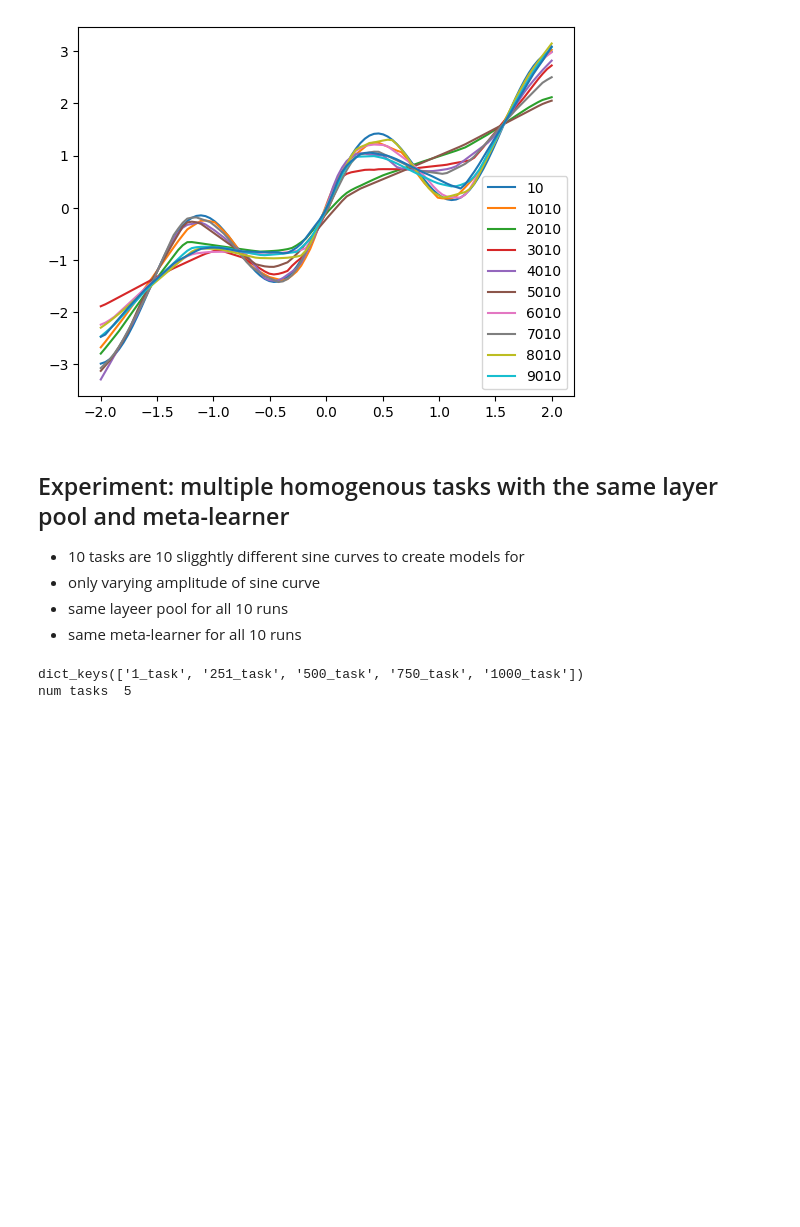
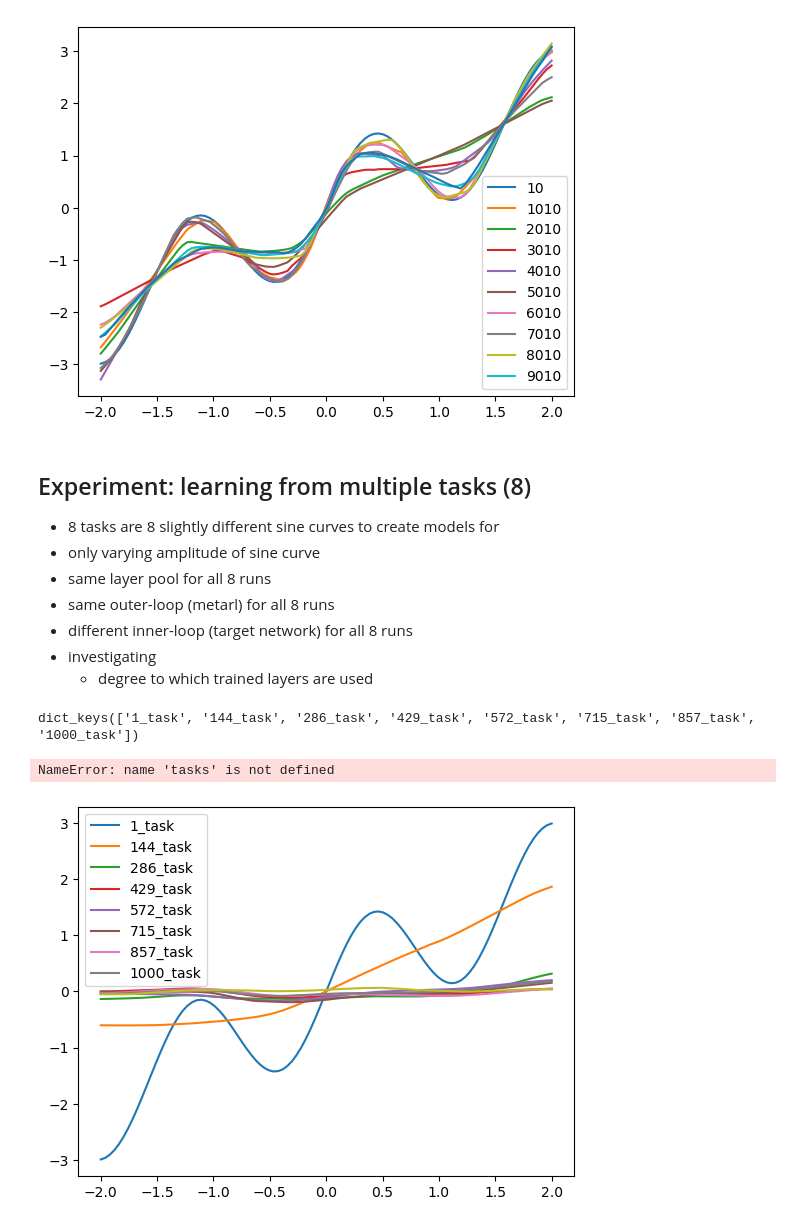
Before and after one commit to matthewstachyra/reinforcement-meta-learning, a Jupyter notebook: src/mvp.ipynb, the cells around one changed output. Drawn from its saved outputs; the diff is of its cells as text; code cells hidden in the pictures; blank space fills up the shorter version.

```diff
--- a/src/mvp.ipynb
+++ b/src/mvp.ipynb
@@ -795,24 +812,29 @@ plt.legend([str(depth) for depth in depth_to_yhats.keys()]);
 # %% [output]
 [figure]
 # %% [markdown]
-## Experiment: multiple homogenous tasks with the same layer pool and meta-learner
+## Experiment: learning from multiple tasks (8)
 
-- 10 tasks are 10 sligghtly different sine curves to create models for
+- 8 tasks are 8 slightly different sine curves to create models for
 - only varying amplitude of sine curve
-- same layeer pool for all 10 runs
-- same meta-learner for all 10 runs
+- same layer pool for all 8 runs
+- same outer-loop (metarl) for all 8 runs
+- different inner-loop (target network) for all 8 runs
+- investigating
+    - degree to which trained layers are used
 # %%
-NUM_TASKS=5
-Fs = np.linspace(1, 1000, NUM_TASKS)
+NUM_TASKS=8
 tasks = {
     str(round(f))+str("_task") : (xvalues/round(f)) + np.sin(4*xvalues) + np.random.normal(0, 0.2, 100)
-    for f in Fs
+    for f in np.linspace(1, 1000, NUM_TASKS)
+
 }
 print(tasks.keys())
-print(f'num tasks  {len(tasks)}')
 # %% [output]
-dict_keys(['1_task', '251_task', '500_task', '750_task', '1000_task'])
-num tasks  5
+dict_keys(['1_task', '144_task', '286_task', '429_task', '572_task', '715_task', '857_task', '1000_task'])
+# %%
+TIMESTEPS=1000
+# %%
+MAX_TARGET_LAYERS=5
 # %%
 %%time
 X = xvalues # (100,1) <- np.linscape(-2, 2, 100)
@@ -820,20 +842,38 @@ y = sine_wave   # (100,) <- [np.sin(x) for x in X]
 in_features = 1
 out_features = 1
 
-metarl = A2C('MlpPolicy', env)
 layer_pool = LayerPool(in_features, out_features, num_layers=NUM_POOL_LAYERS)
-
 task_to_yhats = {}
-for task_curve in tasks.values():
-    reset_env()
+for i, (n, curve) in enumerate(tasks.items()):
+    print(f'[INFO] Training {i+1}/{NUM_TASKS}.')
     env = TargetNetwork(
         X,
-        task_curve,
+        curve,
         layer_pool,
         max_target_layers=MAX_TARGET_LAYERS,
         num_nodes_per_layer=NUM_NODES,
         )
+    if i==0: # create new rl agent
+        metarl = A2C('MlpPolicy', env)
+    else:    # just update the env
+        metarl.set_env(env)
+        print(f'[INFO] Updated environment to {env.y}')
 
     metarl.learn(total_timesteps=TIMESTEPS)
     y_hats = predict_from_composed_layers(env.fcs)
-    task_to_yhats[task] = y_hats
+    task_to_yhats[n] = y_hats
+# %% [output]
+NameError: name 'tasks' is not defined
+# %%
+'''
+Decreasing max layers helps. At 1000 (rather than 5), the lines are flat. Nothing is learned.
+Increasing timesteps helps. More steps.
+'''
+TIMESTEPS=1000
+MAX_TARGET_LAYERS=5
+plt.plot(X, y)
+for y_hats in task_to_yhats.values():
+    plt.plot(X, [y_hat.detach().numpy() for y_hat in y_hats])
+plt.legend([str(depth) for depth in task_to_yhats.keys()]);
+# %% [output]
+[figure, added]
```
Also changed, not shown: parts of 22 cells of this notebook.
